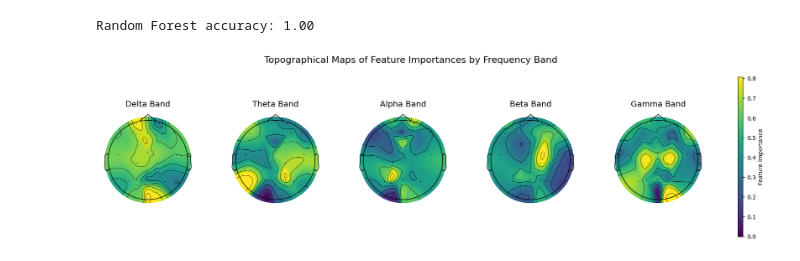
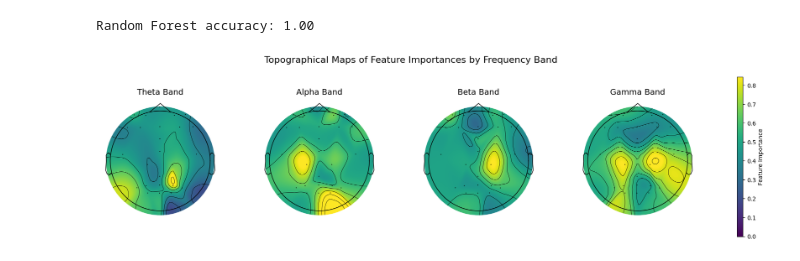
Before and after one commit to omaraguilarr84/Project-InnerSpeech, a Jupyter notebook: Scripts/rf_bp.ipynb, the cells around one changed output. Cells and saved outputs as stored; diff of their text form; code cells hidden in the pictures.

```diff
--- a/Scripts/rf_bp.ipynb
+++ b/Scripts/rf_bp.ipynb
@@ -14,7 +14,7 @@ eeg_task_path = f'../Data/Processed/sub0{patient_num}_binned_task.csv'
 eeg_data = pd.read_csv(eeg_task_path)
 # %%
 bands = {
-    'delta': (1, 4),
+    #'delta': (1, 4),
     'theta': (4, 8),
     'alpha': (8, 13),
     'beta': (13, 30),
@@ -103,24 +103,24 @@ def plot_combined_topomap(band_importances, selected_electrodes):
 # %%
 # Compute band power features
 band_power_df = compute_band_power(eeg_data, sfreq=512, bands=bands)
 
 labels = eeg_data['label_type'].apply(lambda x: 1 if x == 'social' else 0)
 
 X_train, X_test, y_train, y_test = train_test_split(band_power_df, labels, test_size=0.3, random_state=42)
 
 # Train a Random Forest model
-rf_model = RandomForestClassifier(n_estimators=100, random_state=42)
+rf_model = RandomForestClassifier(n_estimators=200, random_state=42)
 rf_model.fit(band_power_df, labels)
 
 # Evaluate the model (Optional)
 accuracy = rf_model.score(X_test, y_test)
 print(f'Random Forest accuracy: {accuracy:.2f}')
 
 # Extract feature importances for each band
 band_importances = extract_feature_importances(rf_model, band_power_df, selected_electrodes, bands)
 
 # Plot topographical maps for each band
 plot_combined_topomap(band_importances, selected_electrodes)
 # %% [output]
 Random Forest accuracy: 1.00
-[figure, old version]
+[figure, new version]
```
Also changed, not shown: parts of 4 cells of this notebook, 6 other files.
